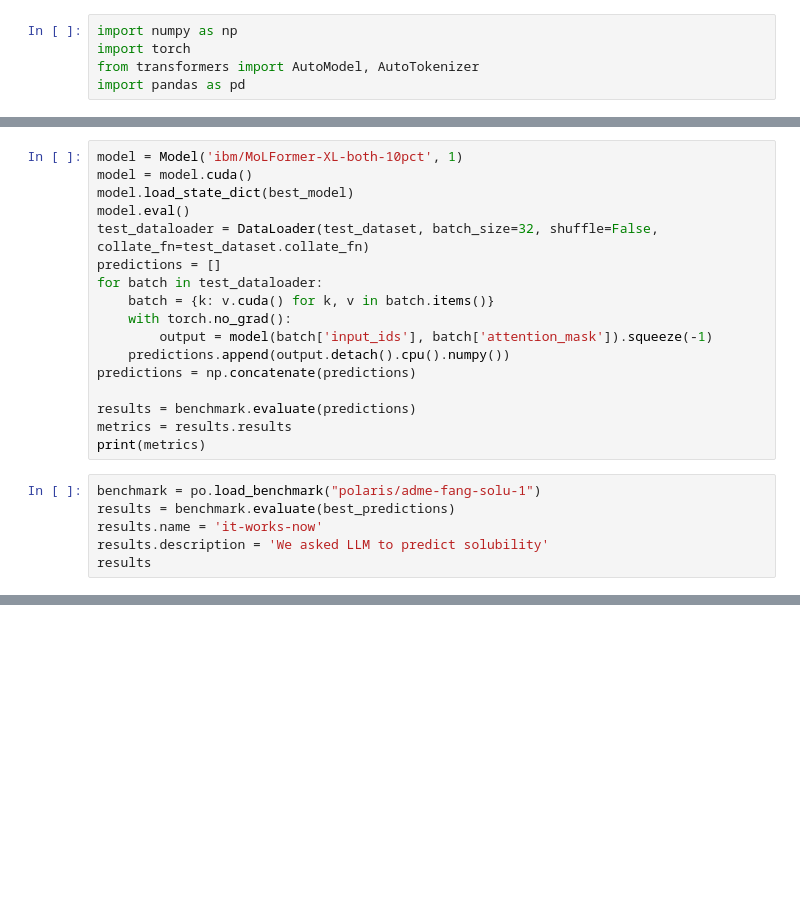
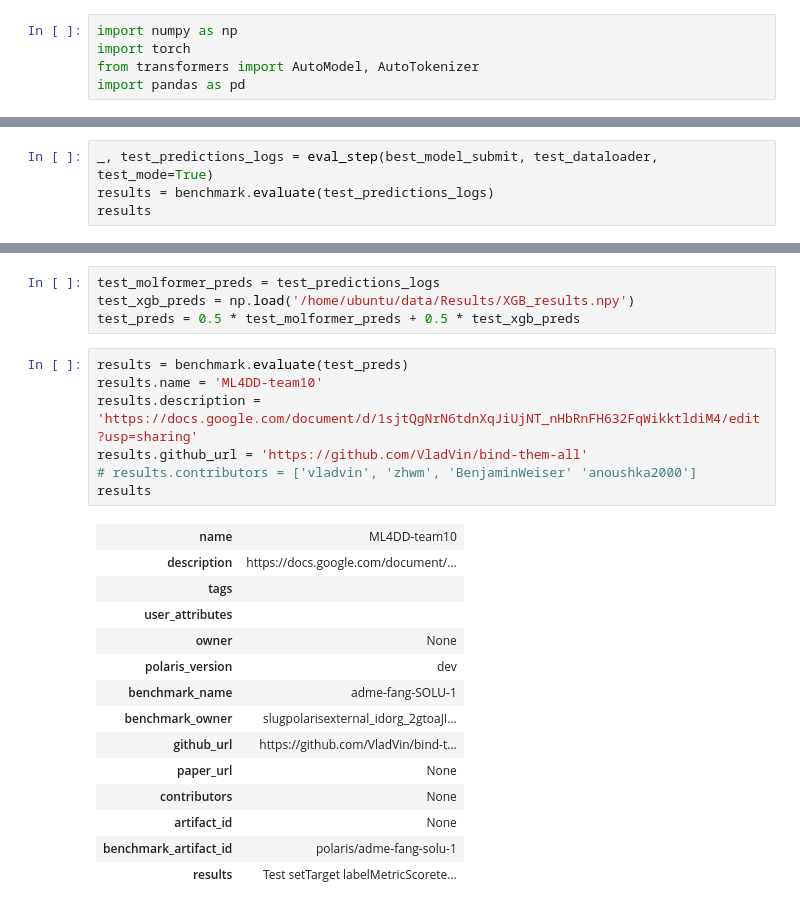
Before and after one commit to VladVin/bind-them-all, a Jupyter notebook: notebooks/finetune_molformer.ipynb, the cells around one changed output, grey strips where cells are left out. Cells and saved outputs as stored; diff of their text form; blank space fills up the shorter version.

```diff
--- a/notebooks/finetune_molformer.ipynb
+++ b/notebooks/finetune_molformer.ipynb
@@ -274,23 +256,0 @@ best_results
-# %%
-model = Model('ibm/MoLFormer-XL-both-10pct', 1)
-model = model.cuda()
-model.load_state_dict(best_model)
-model.eval()
-test_dataloader = DataLoader(test_dataset, batch_size=32, shuffle=False, collate_fn=test_dataset.collate_fn)
-predictions = []
-for batch in test_dataloader:
-    batch = {k: v.cuda() for k, v in batch.items()}
-    with torch.no_grad():
-        output = model(batch['input_ids'], batch['attention_mask']).squeeze(-1)
-    predictions.append(output.detach().cpu().numpy())
-predictions = np.concatenate(predictions)
-
-results = benchmark.evaluate(predictions)
-metrics = results.results
-print(metrics)
-# %%
-benchmark = po.load_benchmark("polaris/adme-fang-solu-1")
-results = benchmark.evaluate(best_predictions)
-results.name = 'it-works-now'
-results.description = 'We asked LLM to predict solubility'
-results
@@ -313,0 +355,4 @@ results
+# %%
+_, test_predictions_logs = eval_step(best_model_submit, test_dataloader, test_mode=True)
+results = benchmark.evaluate(test_predictions_logs)
+results
@@ -314,3 +374,29 @@ results
+# %%
+test_molformer_preds = test_predictions_logs
+test_xgb_preds = np.load('/home/ubuntu/data/Results/XGB_results.npy')
+test_preds = 0.5 * test_molformer_preds + 0.5 * test_xgb_preds
+# %%
+results = benchmark.evaluate(test_preds)
+results.name = 'ML4DD-team10'
+results.description = 'https://docs.google.com/document/d/1sjtQgNrN6tdnXqJiUjNT_nHbRnFH632FqWikktldiM4/edit?usp=sharing'
+results.github_url = 'https://github.com/VladVin/bind-them-all'
+# results.contributors = ['vladvin', 'zhwm', 'BenjaminWeiser' 'anoushka2000']
+results
+# %% [output]
+| name | ML4DD-team10 |
+| description | https://docs.google.com/document/... |
+| tags |  |
+| user_attributes |  |
+| owner | None |
+| polaris_version | dev |
+| benchmark_name | adme-fang-SOLU-1 |
+| benchmark_owner | slugpolarisexternal_idorg_2gtoaJI... |
+| github_url | https://github.com/VladVin/bind-t... |
+| paper_url | None |
+| contributors | None |
+| artifact_id | None |
+| benchmark_artifact_id | polaris/adme-fang-solu-1 |
+| results | Test setTarget labelMetricScorete... |
 # %%
 results.upload_to_hub(owner='vladvin');
 # %% [output]
```
Also changed, not shown: parts of 16 cells of this notebook.
